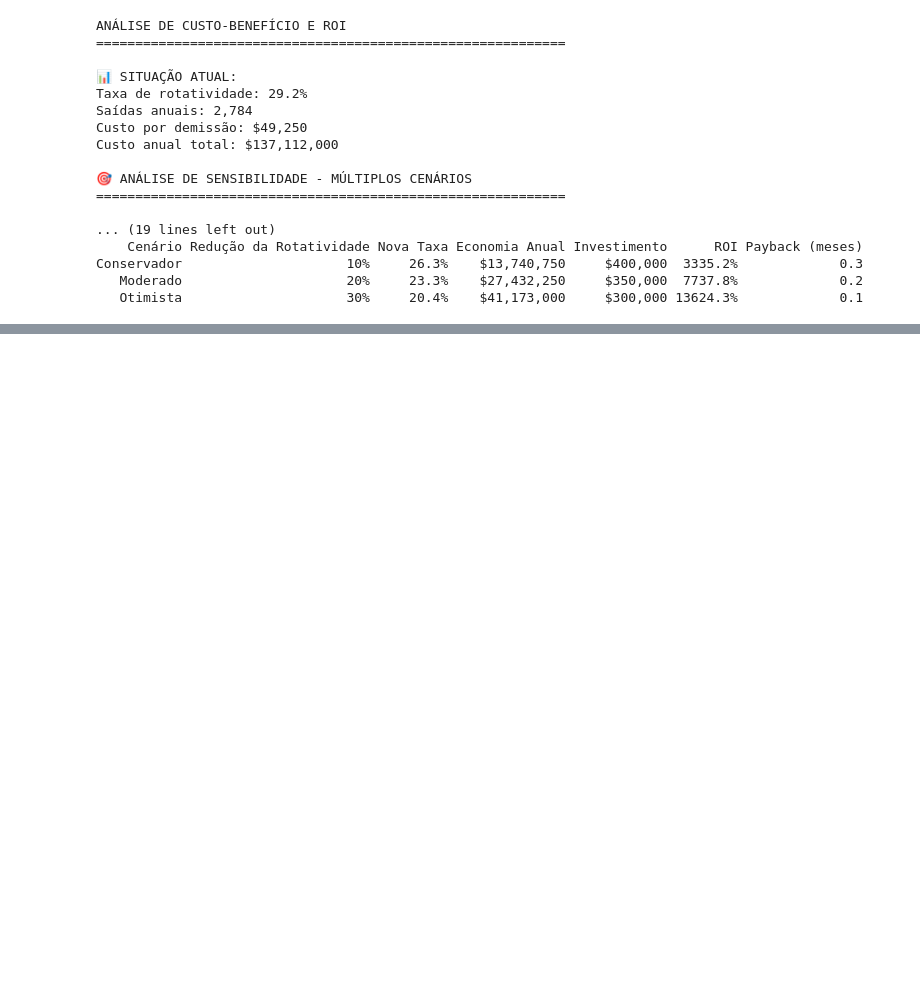
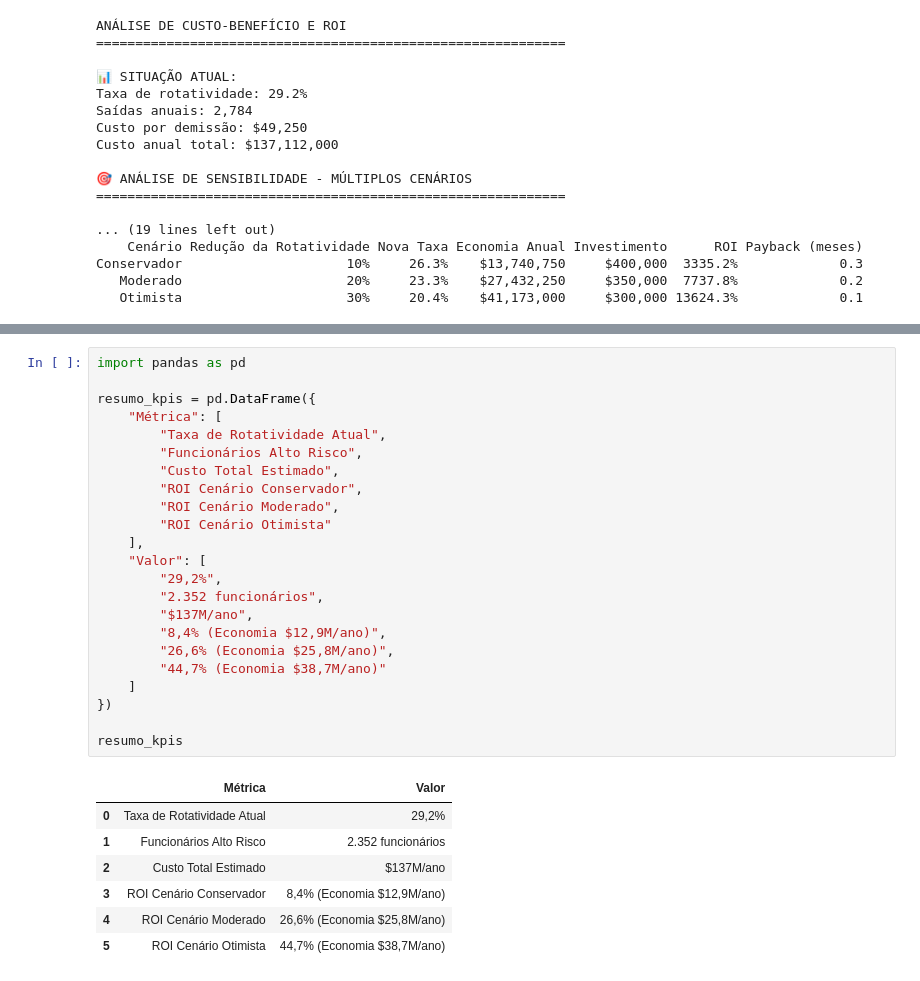
Before and after one commit to EanesRibeiro/EanesRibeiro-turnover_analise_ddpp, a Jupyter notebook: analise_turnover.ipynb, the cells around one changed output, grey strips where cells are left out. Cells and saved outputs as stored; diff of their text form; blank space fills up the shorter version.

```diff
--- a/analise_turnover.ipynb
+++ b/analise_turnover.ipynb
@@ -1001,0 +1026,31 @@ Arquivo 'requirements.txt' gerado com sucesso na pasta do projeto!
+# %%
+import pandas as pd
+
+resumo_kpis = pd.DataFrame({
+    "Métrica": [
+        "Taxa de Rotatividade Atual",
+        "Funcionários Alto Risco",
+        "Custo Total Estimado",
+        "ROI Cenário Conservador",
+        "ROI Cenário Moderado",
+        "ROI Cenário Otimista"
+    ],
+    "Valor": [
+        "29,2%",
+        "2.352 funcionários",
+        "$137M/ano",
+        "8,4% (Economia $12,9M/ano)",
+        "26,6% (Economia $25,8M/ano)",
+        "44,7% (Economia $38,7M/ano)"
+    ]
+})
+
+resumo_kpis
+# %% [output]
+|  | Métrica | Valor |
+| 0 | Taxa de Rotatividade Atual | 29,2% |
+| 1 | Funcionários Alto Risco | 2.352 funcionários |
+| 2 | Custo Total Estimado | $137M/ano |
+| 3 | ROI Cenário Conservador | 8,4% (Economia $12,9M/ano) |
+| 4 | ROI Cenário Moderado | 26,6% (Economia $25,8M/ano) |
+| 5 | ROI Cenário Otimista | 44,7% (Economia $38,7M/ano) |
```
Also changed, not shown: parts of 6 cells of this notebook.
